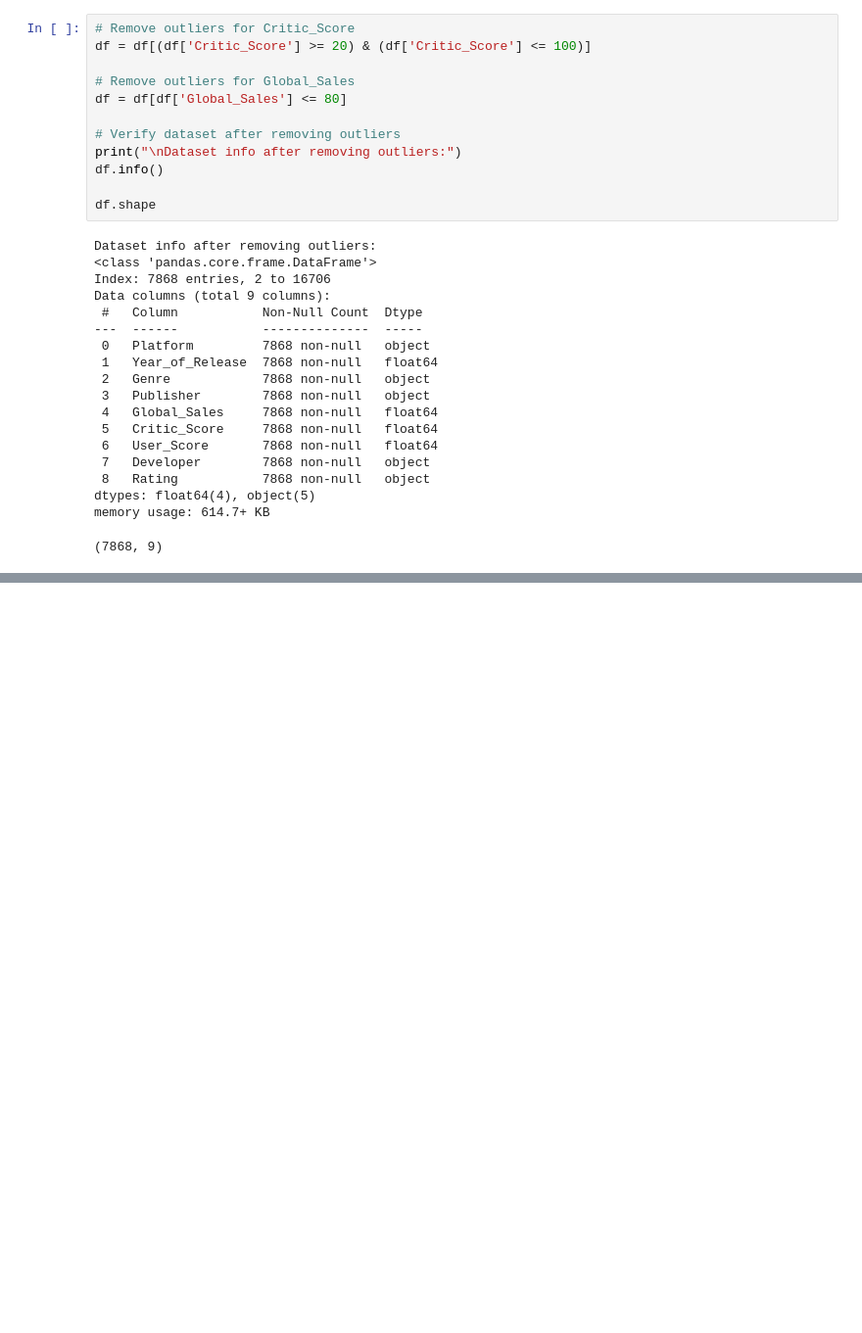
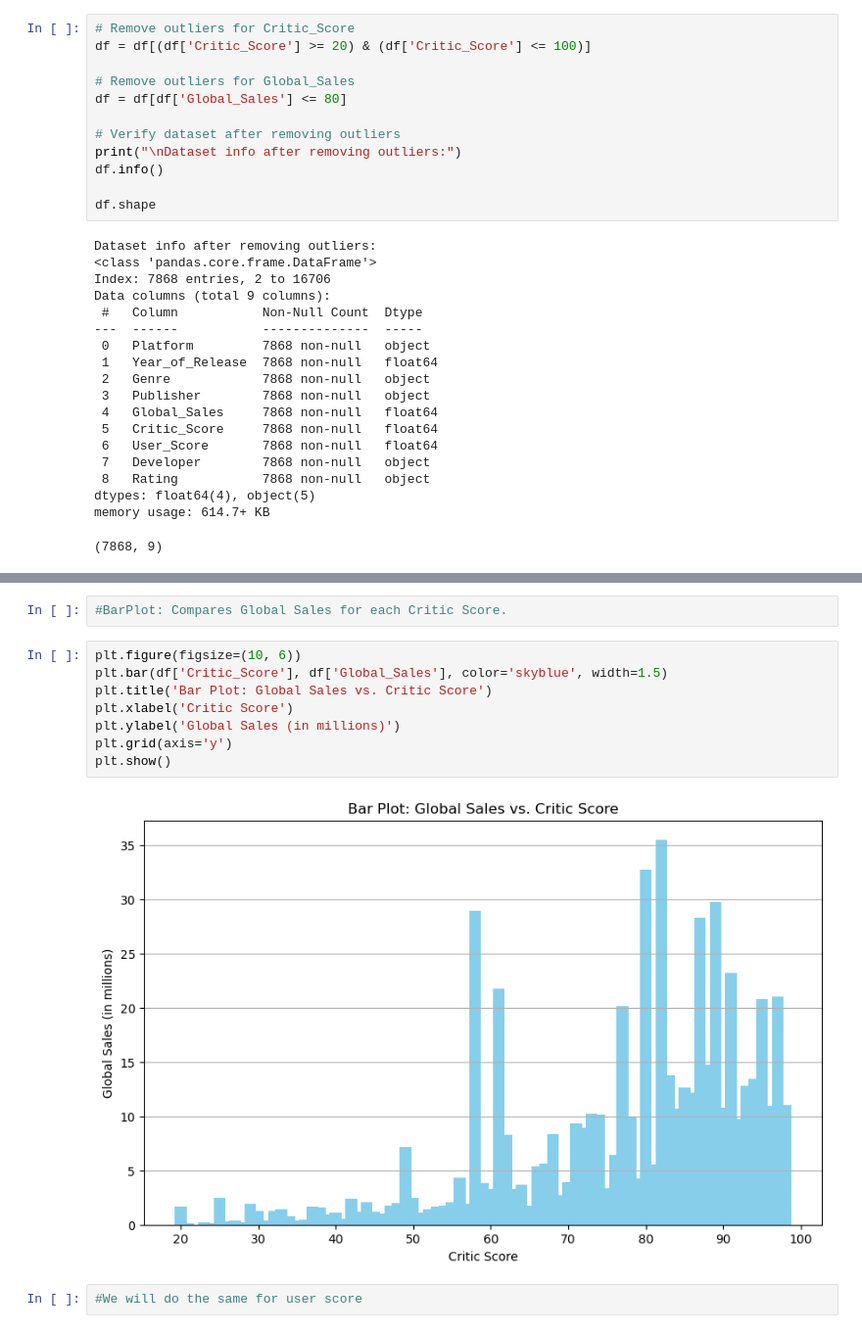
Before and after one commit to SahirHameed/Video-Game-Sales-Prediction, a Jupyter notebook: Video_Game_Sales_Prediction.ipynb, the cells around one changed output, grey strips where cells are left out. Shown: that part at 98% size. Cells and saved outputs as stored; diff of their text form; blank space fills up the shorter version.

```diff
--- a/Video_Game_Sales_Prediction.ipynb
+++ b/Video_Game_Sales_Prediction.ipynb
@@ -189,0 +219,14 @@ memory usage: 614.7+ KB
+# %%
+#BarPlot: Compares Global Sales for each Critic Score.
+# %%
+plt.figure(figsize=(10, 6))
+plt.bar(df['Critic_Score'], df['Global_Sales'], color='skyblue', width=1.5)
+plt.title('Bar Plot: Global Sales vs. Critic Score')
+plt.xlabel('Critic Score')
+plt.ylabel('Global Sales (in millions)')
+plt.grid(axis='y')
+plt.show()
+# %% [output]
+[figure, added]
+# %%
+#We will do the same for user score
```
Also changed, not shown: parts of 10 cells of this notebook.
